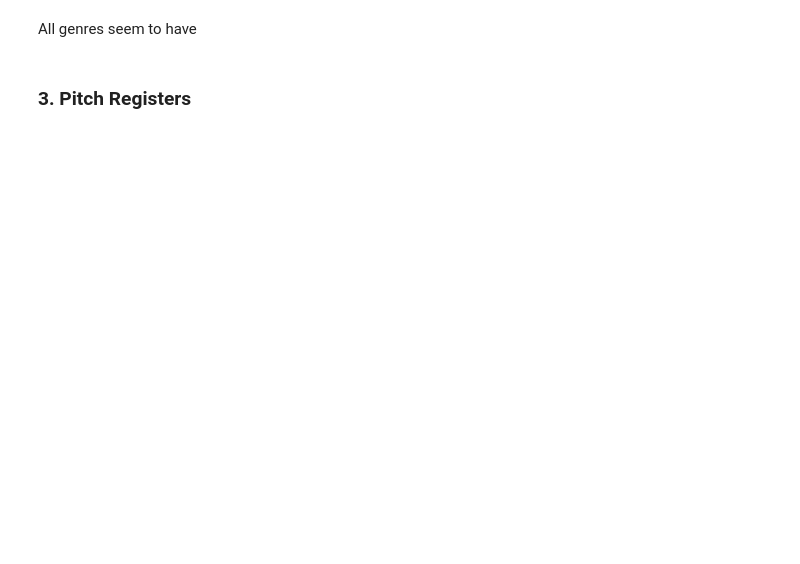
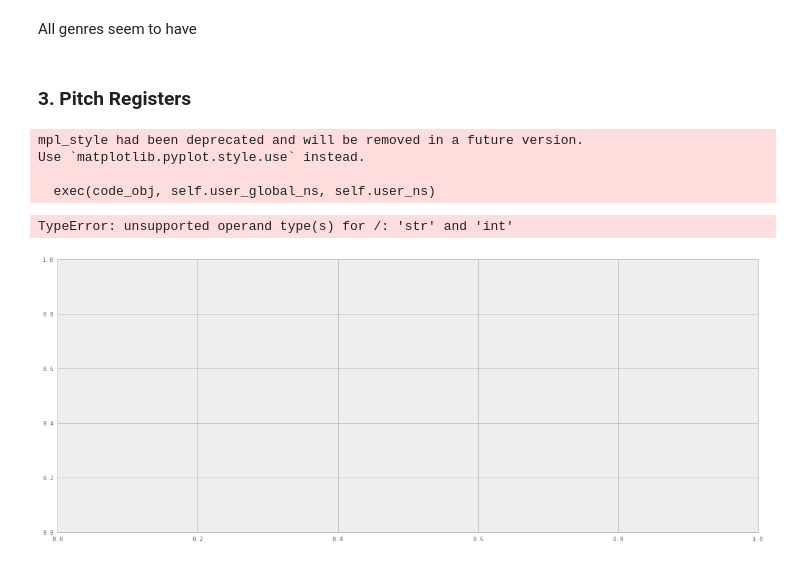
Before and after one commit to cedricviaccoz/musicology, a Jupyter notebook: dataset/JSymbolic Feat. Analysis & Discussion.ipynb, the cells around one changed output. Cells and saved outputs as stored; diff of their text form; code cells hidden in the pictures; blank space fills up the shorter version.

```diff
--- a/dataset/JSymbolic Feat. Analysis & Discussion.ipynb
+++ b/dataset/JSymbolic Feat. Analysis & Discussion.ipynb
@@ -156,6 +221,26 @@ plt.show()
 All genres seem to have
 # %% [markdown]
 ### 3. Pitch Registers
+# %%
+#BOXPLOT TENTATIVE - WIP
+
+hi = "Importance_of_High_Register"
+mid = "Importance_of_Middle_Register"
+lo = "Importance_of_Bass_Register"
+
+
+fig, ax = plt.subplots(figsize=(20,8))
+pd.options.display.mpl_style = 'default'
+plt.suptitle('')
+df_pred.boxplot(column='genre', by=[hi, mid, lo], ax=ax)
+plt.show()
+# %% [output]
+mpl_style had been deprecated and will be removed in a future version.
+Use `matplotlib.pyplot.style.use` instead.
+
+  exec(code_obj, self.user_global_ns, self.user_ns)
+TypeError: unsupported operand type(s) for /: 'str' and 'int'
+[figure, added]
 # %%
 #Dynamic range distribution according to genre :
 hi = "Importance_of_High_Register"
```
Also changed, not shown: parts of 18 cells of this notebook.
